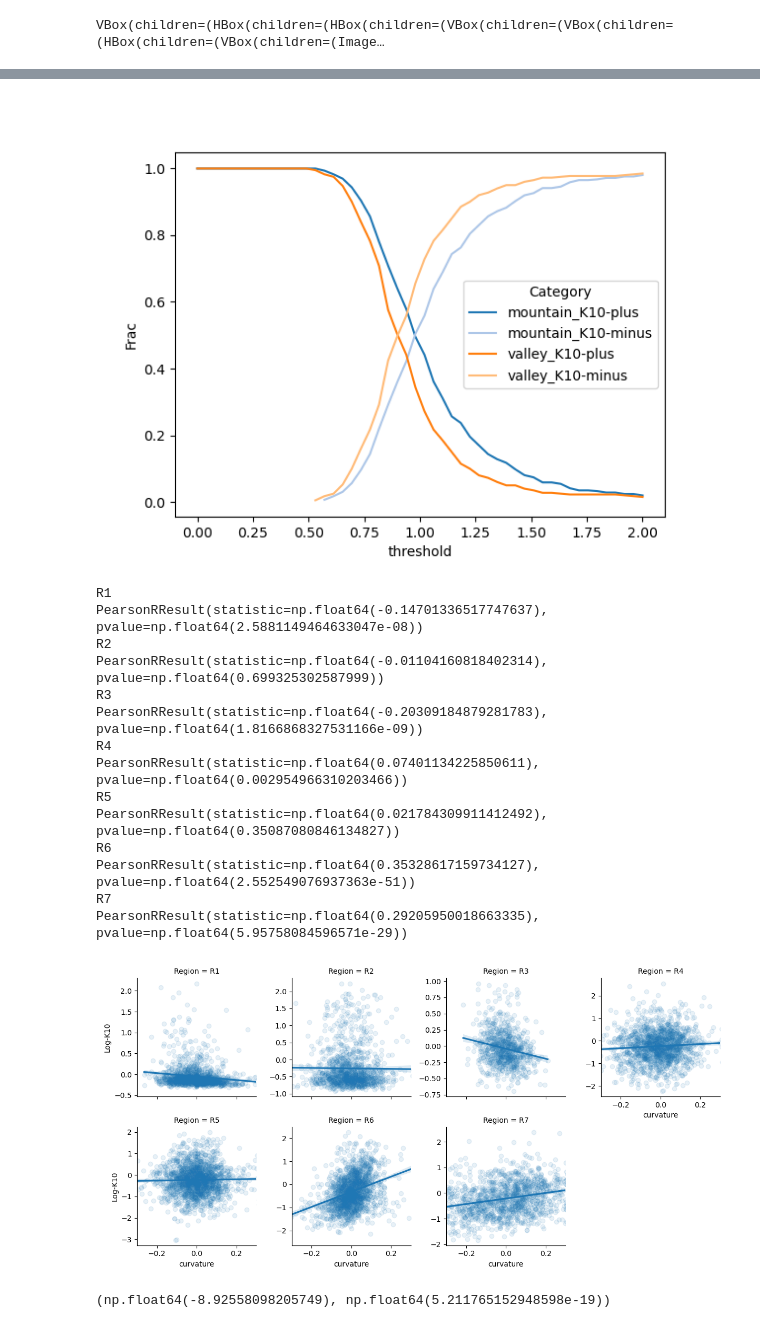
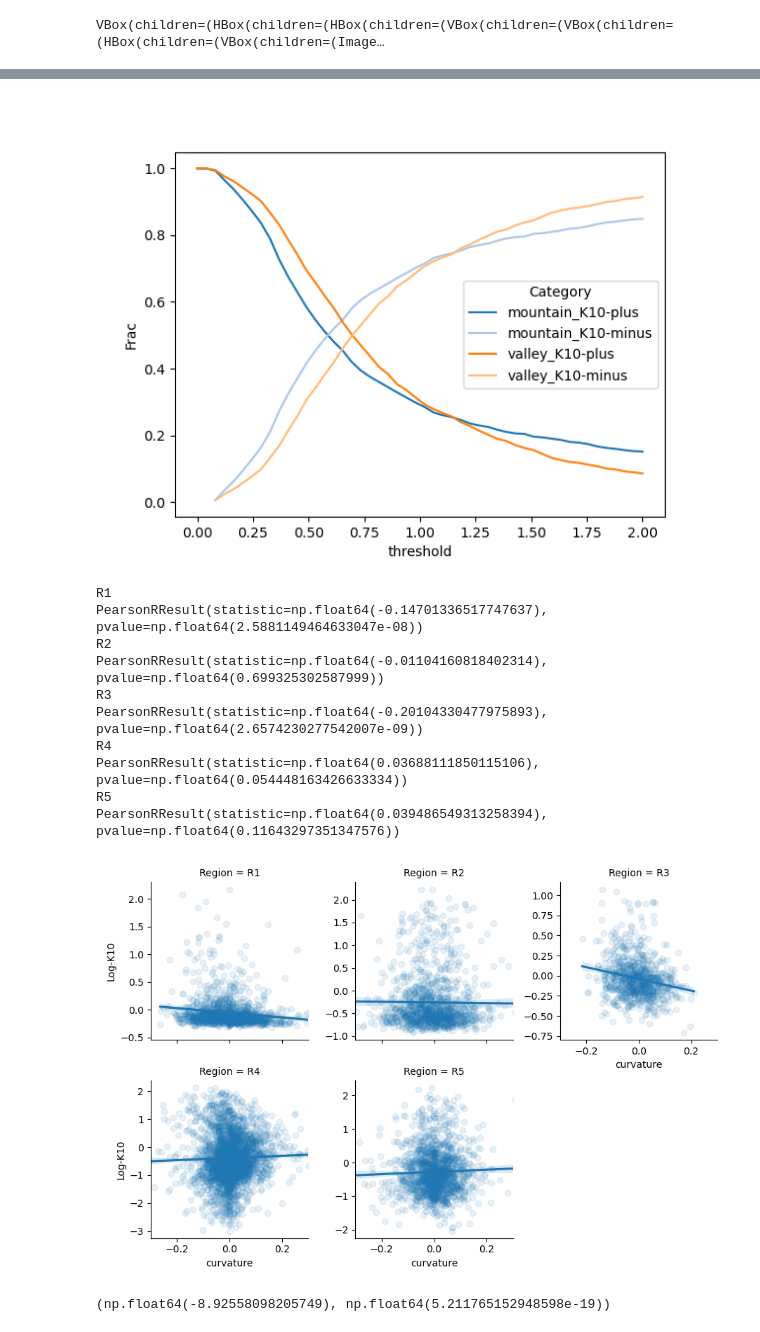
Before and after one commit to xies/mouse_skin_size_control, a Jupyter notebook: 2025_lineage_analysis/k10_analysis/reslice_k10_flat.ipynb, the cells around one changed output, grey strips where cells are left out. Cells and saved outputs as stored; diff of their text form; code cells hidden in the pictures.

```diff
--- a/2025_lineage_analysis/k10_analysis/reslice_k10_flat.ipynb
+++ b/2025_lineage_analysis/k10_analysis/reslice_k10_flat.ipynb
@@ -159,13 +147,13 @@ HBox(children=(VBox(children=(VBox(children=(HBox(children=(VBox(children=(Image
 
 basal_ranges = {'R1':np.arange(8,11),
                 'R2':np.arange(2,4),
-               'R3':np.arange(8,9),
-
-               'R4':np.arange(8,9),
+               'R3':np.arange(21,26),
+                'R5':np.arange(10,14),
+               'R4':np.arange(12,15),
                'R6':np.arange(14,17),
                'R7':np.arange(12,16)}
 
-for region in ['R1','R2','R3','R4','R6','R7']:
+for region in ['R1','R2','R3','R4','R5']:
     dirname = dirnames[region]
     print(dirname)
     k10_resliced = io.imread(path.join(dirname,'k10_resliced.tif'))
@@ -184,6 +175,6 @@ KeyboardInterrupt:
 # %%
 # Visualize
-region = 'R7'
+region = 'R4'
 
 mean_curvature = np.load(path.join(dirnames[region],'mean_curvature.npz'))['mean_curvature']
 if mean_curvature.ndim == 3:
@@ -191,6 +182,6 @@ if mean_curvature.ndim == 3:
 
 mem_resliced = io.imread(path.join(dirnames[region],'mem_resliced_basal.tif'))
 k10_resliced = io.imread(path.join(dirnames[region],'k10_resliced_norm.tif'))
-stackview.switch( {'K10':mean_curvature.T,'mem':k10_resliced},
+stackview.switch( {'curve':mean_curvature.T,'k10':k10_resliced},
                  colormap=['pure_green','pure_yellow'], zoom_factor=0.5, toggleable=True)
 # %% [output]
@@ -210,5 +201,6 @@ dict_keys(['R1', 'R2', 'R5', 'R4', 'R3', 'R6', 'R7'])
 # %%
 all_df = []
+# regions = ['']
 for region,dirname in dirnames.items():
 
     print(region)
@@ -216,7 +208,7 @@ for region,dirname in dirnames.items():
     if mean_curvature.ndim == 3:
         mean_curvature = mean_curvature[0,...]
     k10_resliced = io.imread(path.join(dirnames[region],'k10_resliced_norm.tif'))
-    if region == 'R3' or region == 'R5':
+    if region == 'R3':
         mean_curvature = mean_curvature.T
     # k10_resliced = util.img_as_ubyte(k10_resliced)
     df = pd.DataFrame(measure.regionprops_table(masks[region],intensity_image=k10_resliced,
@@ -286,5 +264,5 @@ Name: 591, dtype: object
 # %%
-region = 'R3'
+region = 'R4'
 df = all_df.set_index('Region').loc[region]
 concavity_dict = {True:'valley',False:'mountain'}
 k10_dict = {True:'K10-minus',False:'K10-plus'}
@@ -313,35 +291,31 @@ sb.lineplot(counts,x='threshold',y='Frac',hue='Category',
            palette='tab20')
 plt.show()
 # %% [output]
-[figure, old version]
+[figure, new version]
 # %%
 from basicUtils import nonan_pairs
 from scipy import stats
 
-g = sb.FacetGrid(all_df,col='Region',col_wrap=4,sharey=False,col_order=['R1','R2','R3','R4','R5','R6','R7'])
+g = sb.FacetGrid(all_df,col='Region',col_wrap=3,sharey=False,col_order=['R1','R2','R3','R4','R5'])
 g.map(sb.regplot,'curvature','Log-K10',scatter_kws={'alpha':0.1})
 plt.xlim([-.3,.3])
 
 for name,region in all_df.groupby('Region'):
     print(name)
     X,Y = nonan_pairs(region['curvature'],region['Log-K10'])
     print(stats.pearsonr(X,Y))
 # %% [output]
 R1
 PearsonRResult(statistic=np.float64(-0.14701336517747637), pvalue=np.float64(2.5881149464633047e-08))
 R2
 PearsonRResult(statistic=np.float64(-0.01104160818402314), pvalue=np.float64(0.699325302587999))
 R3
-PearsonRResult(statistic=np.float64(-0.20309184879281783), pvalue=np.float64(1.8166868327531166e-09))
+PearsonRResult(statistic=np.float64(-0.20104330477975893), pvalue=np.float64(2.6574230277542007e-09))
 R4
-PearsonRResult(statistic=np.float64(0.07401134225850611), pvalue=np.float64(0.002954966310203466))
+PearsonRResult(statistic=np.float64(0.03688111850115106), pvalue=np.float64(0.054448163426633334))
 R5
-PearsonRResult(statistic=np.float64(0.021784309911412492), pvalue=np.float64(0.35087080846134827))
-R6
-PearsonRResult(statistic=np.float64(0.35328617159734127), pvalue=np.float64(2.552549076937363e-51))
-R7
-PearsonRResult(statistic=np.float64(0.29205950018663335), pvalue=np.float64(5.95758084596571e-29))
+PearsonRResult(statistic=np.float64(0.039486549313258394), pvalue=np.float64(0.11643297351347576))
-[figure, old version]
+[figure, new version]
 # %%
 from basicUtils import ttest_from_groupby
 all_df['Concavity'] = all_df['curvature'] > 0
```
Also changed, not shown: parts of 13 cells of this notebook, 28 other files.
